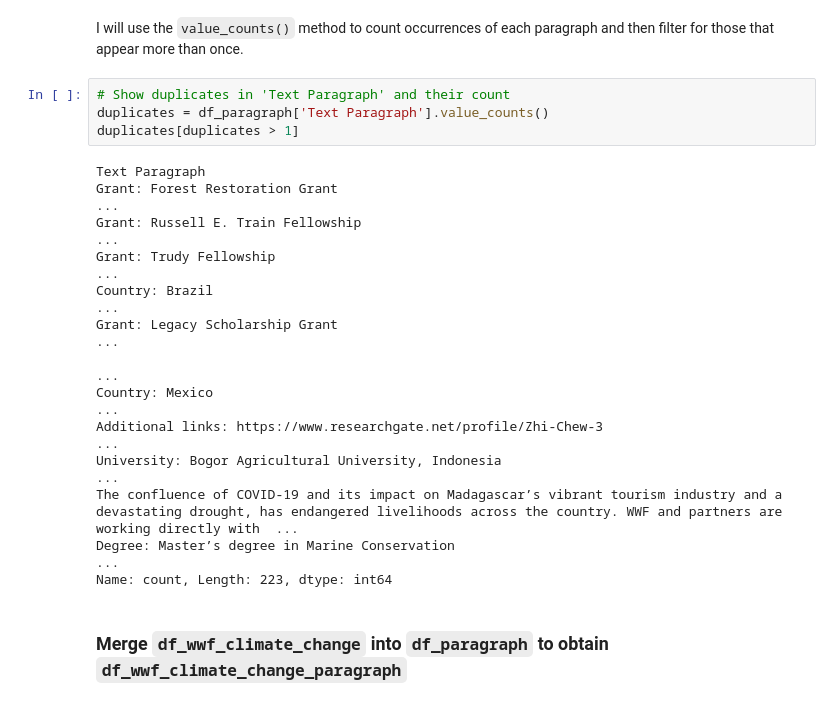
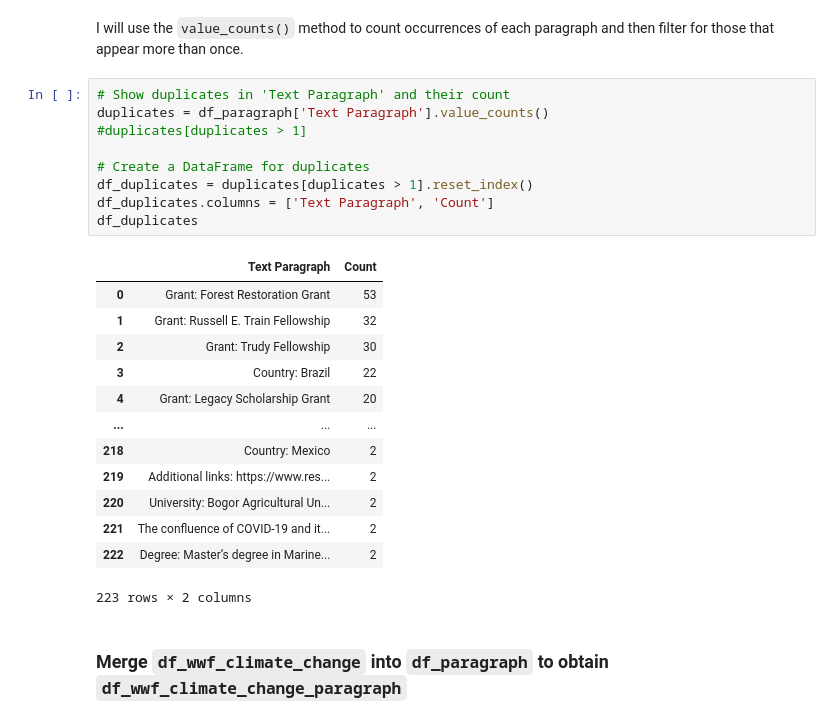
Before and after one commit to laelgelc/cl_st2_arianne, a Jupyter notebook: CL_St2_Ph1_Arianne.ipynb, the cells around one changed output. Drawn from its saved outputs; the diff is of its cells as text.

```diff
--- a/CL_St2_Ph1_Arianne.ipynb
+++ b/CL_St2_Ph1_Arianne.ipynb
@@ -1046,24 +1046,29 @@ df_paragraph
 ### Inspect the duplicates in the `Text Paragraph` column
 # %% [markdown]
 I will use the `value_counts()` method to count occurrences of each paragraph and then filter for those that appear more than once.
-# %%
-# Show duplicates in 'Text Paragraph' and their count
-duplicates = df_paragraph['Text Paragraph'].value_counts()
-duplicates[duplicates > 1]
-# %% [output]
-Text Paragraph
-Grant: Forest Restoration Grant                                                                                                                                                                          ...
-Grant: Russell E. Train Fellowship                                                                                                                                                                       ...
-Grant: Trudy Fellowship                                                                                                                                                                                  ...
-Country: Brazil                                                                                                                                                                                          ...
-Grant: Legacy Scholarship Grant                                                                                                                                                                          ...
-                                                                                                                                                                                                         ...
-Country: Mexico                                                                                                                                                                                          ...
-Additional links: https://www.researchgate.net/profile/Zhi-Chew-3                                                                                                                                        ...
-University: Bogor Agricultural University, Indonesia                                                                                                                                                     ...
-The confluence of COVID-19 and its impact on Madagascar’s vibrant tourism industry and a devastating drought, has endangered livelihoods across the country. WWF and partners are working directly with  ...
-Degree: Master’s degree in Marine Conservation                                                                                                                                                           ...
-Name: count, Length: 223, dtype: int64
+# %%
+# Show duplicates in 'Text Paragraph' and their count
+duplicates = df_paragraph['Text Paragraph'].value_counts()
+#duplicates[duplicates > 1]
+
+# Create a DataFrame for duplicates
+df_duplicates = duplicates[duplicates > 1].reset_index()
+df_duplicates.columns = ['Text Paragraph', 'Count']
+df_duplicates
+# %% [output]
+|  | Text Paragraph | Count |
+| 0 | Grant: Forest Restoration Grant | 53 |
+| 1 | Grant: Russell E. Train Fellowship | 32 |
+| 2 | Grant: Trudy Fellowship | 30 |
+| 3 | Country: Brazil | 22 |
+| 4 | Grant: Legacy Scholarship Grant | 20 |
+| ... | ... | ... |
+| 218 | Country: Mexico | 2 |
+| 219 | Additional links: https://www.res... | 2 |
+| 220 | University: Bogor Agricultural Un... | 2 |
+| 221 | The confluence of COVID-19 and it... | 2 |
+| 222 | Degree: Master’s degree in Marine... | 2 |
+223 rows × 2 columns
 # %% [markdown]
 ### Merge `df_wwf_climate_change` into `df_paragraph` to obtain `df_wwf_climate_change_paragraph`
 # %% [markdown]
```
